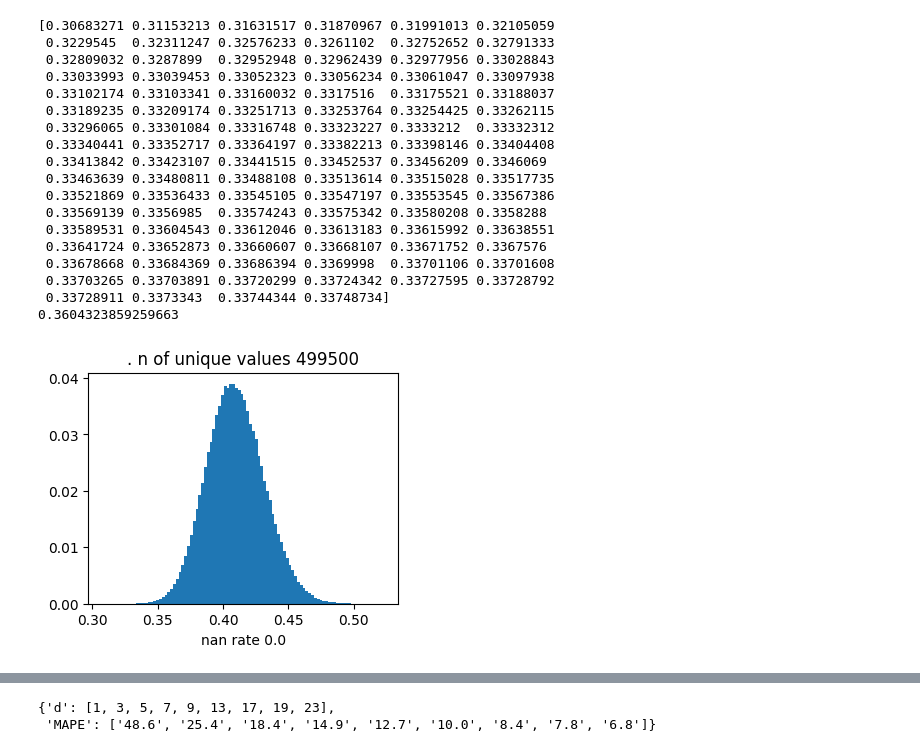
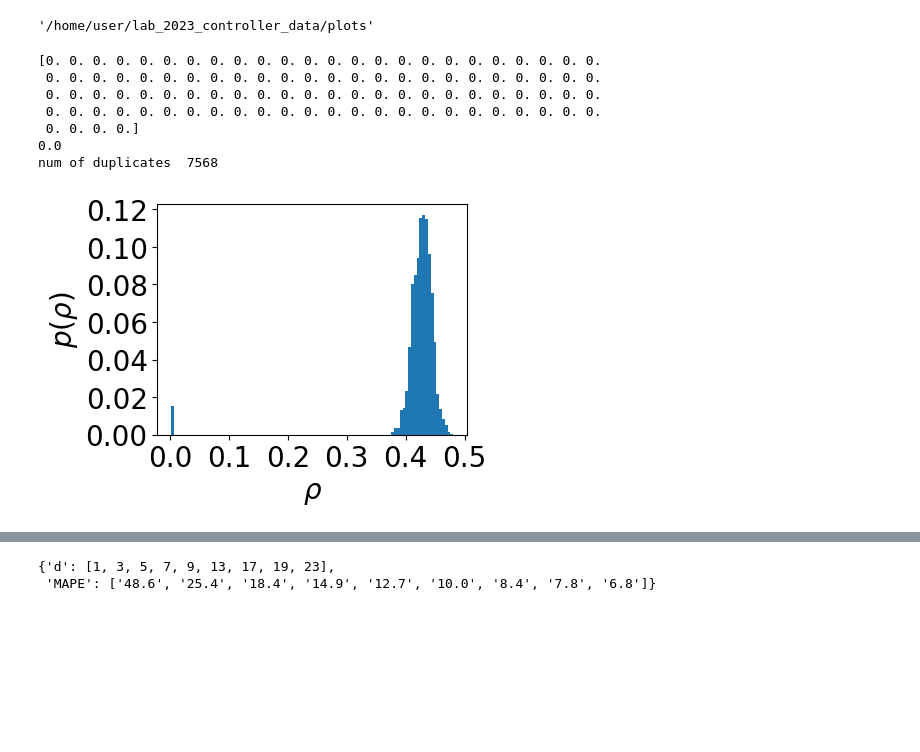
Before and after one commit to RepnikovPavel/lab_2023_controller, a Jupyter notebook: make_vector_representation.ipynb, the cells around one changed output, grey strips where cells are left out. Saved outputs shown, nothing was run; the diff lists cells and outputs as text; code cells hidden in the pictures; blank space fills up the shorter version.

```diff
--- a/make_vector_representation.ipynb
+++ b/make_vector_representation.ipynb
@@ -32,3 +32,12 @@ def latex_float(number,precision=2):
         return '$'+r"{0} \times 10^{{{1}}}".format(base, int(exponent))+'$'
     else:
         return float_str
+
+def set_font_size_to(ax,font_size=None):
+    if font_size is not None:
+        for item in ([ax.title, ax.xaxis.label, ax.yaxis.label] +
+                    ax.get_xticklabels() + ax.get_yticklabels()):
+            item.set_fontsize(font_size)
+
+def save_plot_to(fig, path):
+    fig.savefig(path, bbox_inches = 'tight')
@@ -37,3 +51,9 @@ path_to_save = 'C:/diplom/maintext/pictures/'
+# %%
+path_to_save = config.plots_path
+# %%
+path_to_save
+# %% [output]
+'/home/user/lab_2023_controller_data/plots'
 # %%
 N = 1000
 adj_m = torch.load(config.Phi_adj_matrix)
@@ -43,30 +63,26 @@ for i in range(N-1):
     for j in range(i+1,N):
         all_distances[k_] = adj_m[i][j]
         k_ +=1
-# %%
-plot_float_distribution(all_distances)
-print(np.sort(all_distances)[:100])
-print(np.percentile(all_distances,1))
-# %% [output]
-[0.30683271 0.31153213 0.31631517 0.31870967 0.31991013 0.32105059
- 0.3229545  0.32311247 0.32576233 0.3261102  0.32752652 0.32791333
- 0.32809032 0.3287899  0.32952948 0.32962439 0.32977956 0.33028843
- 0.33033993 0.33039453 0.33052323 0.33056234 0.33061047 0.33097938
- 0.33102174 0.33103341 0.33160032 0.3317516  0.33175521 0.33188037
- 0.33189235 0.33209174 0.33251713 0.33253764 0.33254425 0.33262115
- 0.33296065 0.33301084 0.33316748 0.33323227 0.3333212  0.33332312
- 0.33340441 0.33352717 0.33364197 0.33382213 0.33398146 0.33404408
- 0.33413842 0.33423107 0.33441515 0.33452537 0.33456209 0.3346069
- 0.33463639 0.33480811 0.33488108 0.33513614 0.33515028 0.33517735
- 0.33521869 0.33536433 0.33545105 0.33547197 0.33553545 0.33567386
- 0.33569139 0.3356985  0.33574243 0.33575342 0.33580208 0.3358288
- 0.33589531 0.33604543 0.33612046 0.33613183 0.33615992 0.33638551
- 0.33641724 0.33652873 0.33660607 0.33668107 0.33671752 0.3367576
- 0.33678668 0.33684369 0.33686394 0.3369998  0.33701106 0.33701608
- 0.33703265 0.33703891 0.33720299 0.33724342 0.33727595 0.33728792
- 0.33728911 0.3373343  0.33744344 0.33748734]
-0.3604323859259663
-[figure, removed]
+# %%
+fig,ax = plot_float_distribution(all_distances,
+                                 x_label=r'$\rho$',
+                                 title= '',
+                                 y_label=r'$p(\rho)$',
+                                 font_size=20
+                                 )
+save_plot_to(fig, os.path.join(path_to_save,'rho_distr.png'))
+print(np.sort(all_distances)[:100])
+print(np.percentile(all_distances,1))
+print('num of duplicates ',np.sum(all_distances==0))
+# %% [output]
+[0. 0. 0. 0. 0. 0. 0. 0. 0. 0. 0. 0. 0. 0. 0. 0. 0. 0. 0. 0. 0. 0. 0. 0.
+ 0. 0. 0. 0. 0. 0. 0. 0. 0. 0. 0. 0. 0. 0. 0. 0. 0. 0. 0. 0. 0. 0. 0. 0.
+ 0. 0. 0. 0. 0. 0. 0. 0. 0. 0. 0. 0. 0. 0. 0. 0. 0. 0. 0. 0. 0. 0. 0. 0.
+ 0. 0. 0. 0. 0. 0. 0. 0. 0. 0. 0. 0. 0. 0. 0. 0. 0. 0. 0. 0. 0. 0. 0. 0.
+ 0. 0. 0. 0.]
+0.0
+num of duplicates  7568
+[figure, added]
 # %%
 gr_model = graph_layout.GraphOnAPlane(adj_m,size_of_output_space = 5)
 gr_model.fit()
```
Also changed, not shown: parts of 10 cells of this notebook, 6 other files.
